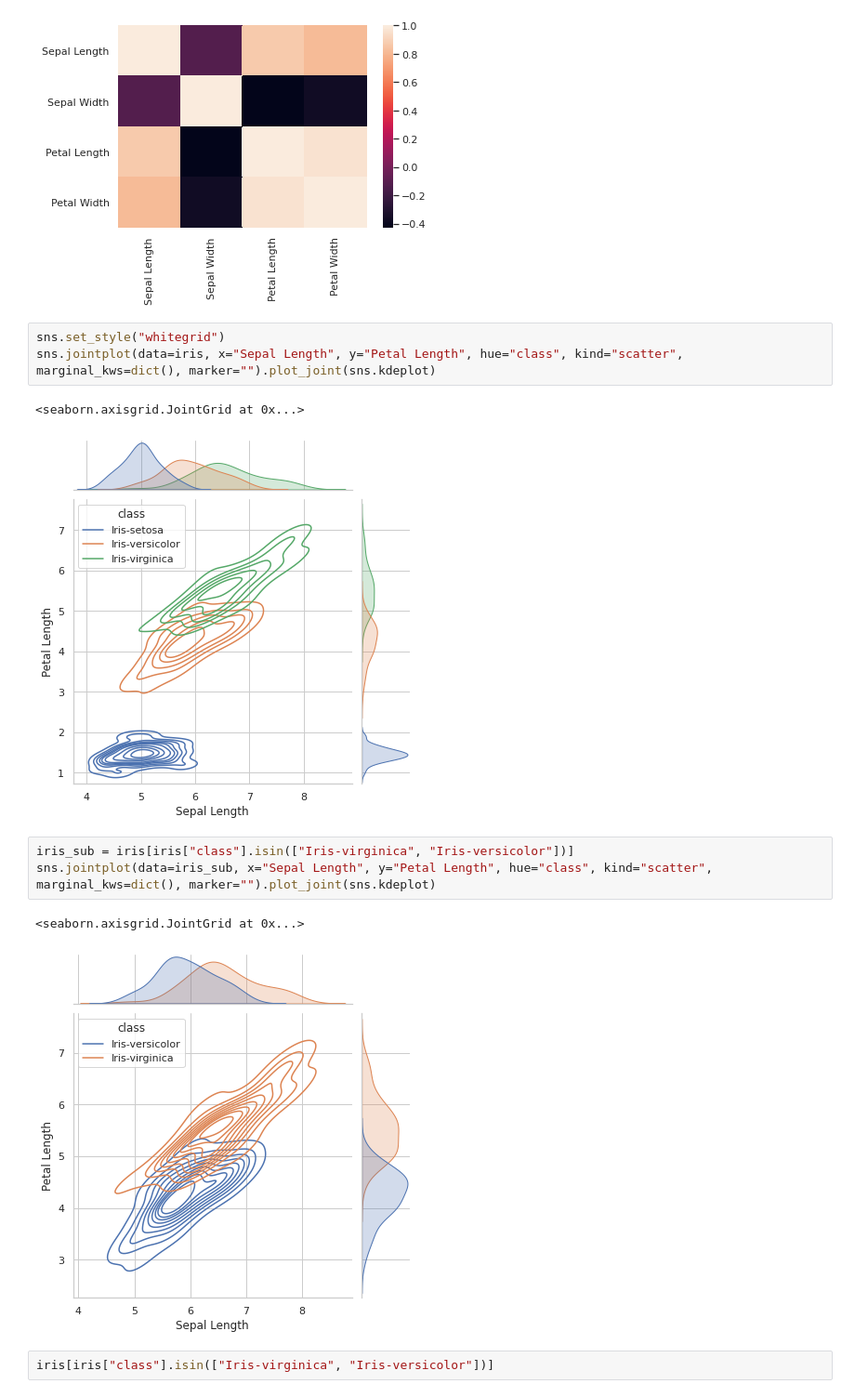
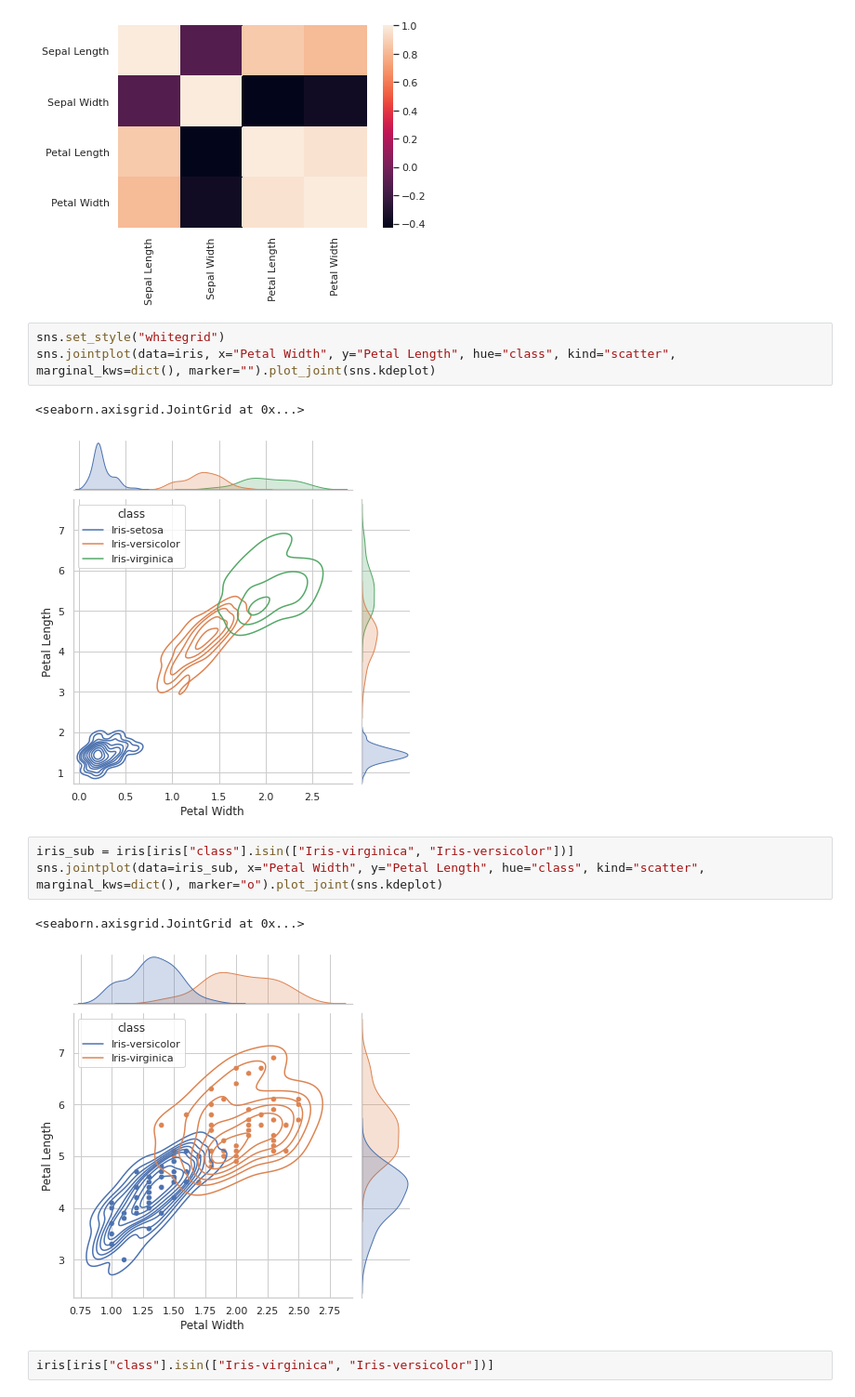
Before and after one commit to fod/pands-project2021, a Jupyter notebook: iris_analysis.ipynb, the cells around one changed output. Shown at 93% size. Drawn from its saved outputs; the diff is of its cells as text.

```diff
--- a/iris_analysis.ipynb
+++ b/iris_analysis.ipynb
@@ -240,16 +250,16 @@ sns.heatmap(iris.corr())
 [figure]
 # %%
 sns.set_style("whitegrid")
-sns.jointplot(data=iris, x="Sepal Length", y="Petal Length", hue="class", kind="scatter", marginal_kws=dict(), marker="").plot_joint(sns.kdeplot)
+sns.jointplot(data=iris, x="Petal Width", y="Petal Length", hue="class", kind="scatter", marginal_kws=dict(), marker="").plot_joint(sns.kdeplot)
 # %% [output]
 <seaborn.axisgrid.JointGrid at 0x...>
-[figure, old version]
+[figure, new version]
 # %%
 iris_sub = iris[iris["class"].isin(["Iris-virginica", "Iris-versicolor"])]
-sns.jointplot(data=iris_sub, x="Sepal Length", y="Petal Length", hue="class", kind="scatter", marginal_kws=dict(), marker="").plot_joint(sns.kdeplot)
+sns.jointplot(data=iris_sub, x="Petal Width", y="Petal Length", hue="class", kind="scatter", marginal_kws=dict(), marker="o").plot_joint(sns.kdeplot)
 # %% [output]
 <seaborn.axisgrid.JointGrid at 0x...>
-[figure, old version]
+[figure, new version]
 # %%
 iris[iris["class"].isin(["Iris-virginica", "Iris-versicolor"])]
 # %% [output]
```
Also changed, not shown: parts of 13 cells of this notebook, 3 other files.
